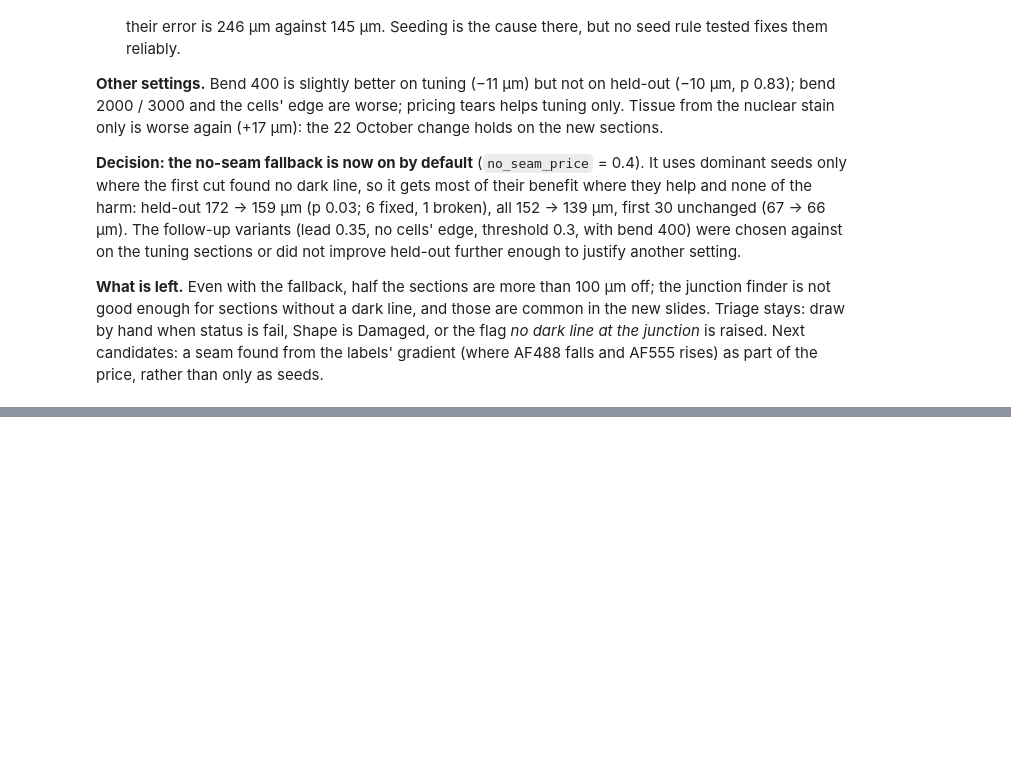
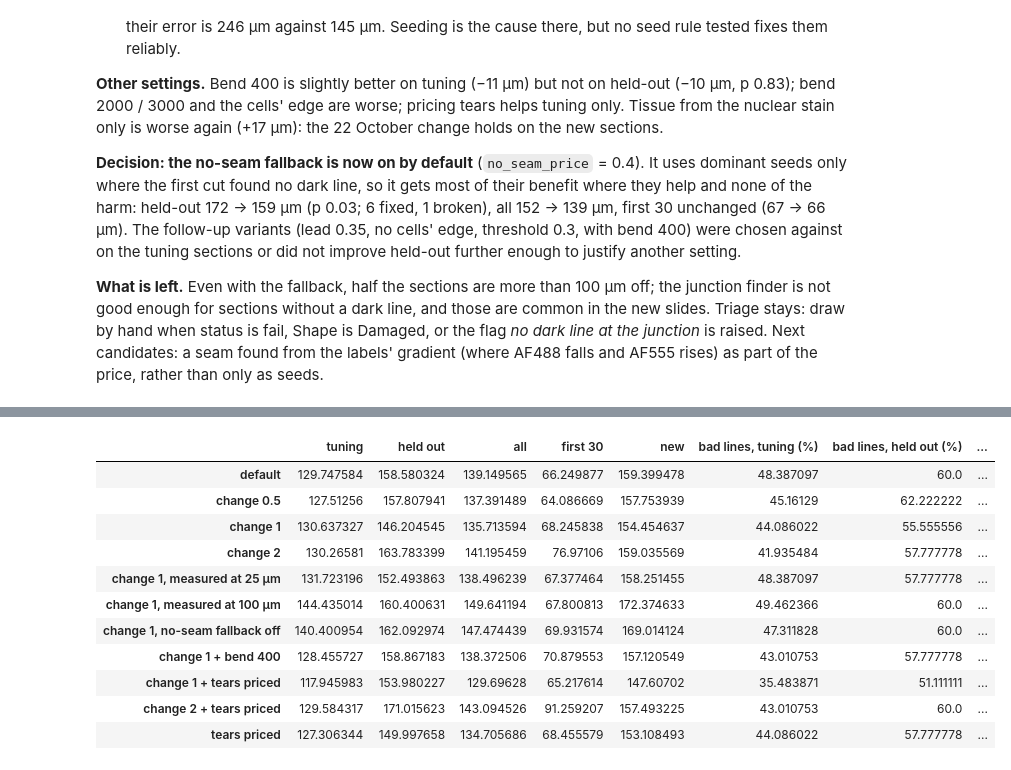
Before and after one commit to daggermaster3000/ARGUS, a Jupyter notebook: notebooks/validation/junction_seeding.ipynb, the cells around one changed output, grey strips where cells are left out. Cells and saved outputs as stored; diff of their text form; code cells hidden in the pictures; blank space fills up the shorter version.

```diff
--- a/notebooks/validation/junction_seeding.ipynb
+++ b/notebooks/validation/junction_seeding.ipynb
@@ -326,0 +333,30 @@ plt.show()
+# %%
+import junction_labels as jl
+
+lab = pd.read_json(OUT / "labels.jsonl", lines=True)
+LV = [v for v in jl.VARIANTS if v in set(lab["variant"])]
+lw = lab.pivot(index="name", columns="variant", values="capped")
+held = samples.set_index("name")["set"].reindex(lw.index) == "held out"
+first = samples.set_index("name")["batch"].reindex(lw.index) == "first 31"
+rows = {}
+for v in LV:
+    c = lw[v] - lw["default"]
+    rows[v] = {"tuning": lw[v][~held].mean(), "held out": lw[v][held].mean(), "all": lw[v].mean(),
+               "first 30": lw[v][first].mean(), "new": lw[v][~first].mean(),
+               "bad lines, tuning (%)": (lw[v][~held] > BAD).mean() * 100, "bad lines, held out (%)": (lw[v][held] > BAD).mean() * 100,
+               "fixed / broken, held out": f"{int((c[held] < -25).sum())} / {int((c[held] > 25).sum())}",
+               "Wilcoxon p, held out": stats.wilcoxon(c[held]).pvalue if (c[held] != 0).any() else np.nan}
+display(pd.DataFrame(rows).T.round(3))
+# %% [output]
+|  | tuning | held out | all | first 30 | new | bad lines, tuning (%) | bad lines, held out (%) | ... |
+| default | 129.747584 | 158.580324 | 139.149565 | 66.249877 | 159.399478 | 48.387097 | 60.0 | ... |
+| change 0.5 | 127.51256 | 157.807941 | 137.391489 | 64.086669 | 157.753939 | 45.16129 | 62.222222 | ... |
+| change 1 | 130.637327 | 146.204545 | 135.713594 | 68.245838 | 154.454637 | 44.086022 | 55.555556 | ... |
+| change 2 | 130.26581 | 163.783399 | 141.195459 | 76.97106 | 159.035569 | 41.935484 | 57.777778 | ... |
+| change 1, measured at 25 µm | 131.723196 | 152.493863 | 138.496239 | 67.377464 | 158.251455 | 48.387097 | 57.777778 | ... |
+| change 1, measured at 100 µm | 144.435014 | 160.400631 | 149.641194 | 67.800813 | 172.374633 | 49.462366 | 60.0 | ... |
+| change 1, no-seam fallback off | 140.400954 | 162.092974 | 147.474439 | 69.931574 | 169.014124 | 47.311828 | 60.0 | ... |
+| change 1 + bend 400 | 128.455727 | 158.867183 | 138.372506 | 70.879553 | 157.120549 | 43.010753 | 57.777778 | ... |
+| change 1 + tears priced | 117.945983 | 153.980227 | 129.69628 | 65.217614 | 147.60702 | 35.483871 | 51.111111 | ... |
+| change 2 + tears priced | 129.584317 | 171.015623 | 143.094526 | 91.259207 | 157.493225 | 43.010753 | 60.0 | ... |
+| tears priced | 127.306344 | 149.997658 | 134.705686 | 68.455579 | 153.108493 | 44.086022 | 57.777778 | ... |
```
Also changed, not shown: parts of 6 cells of this notebook, 2 other files.
